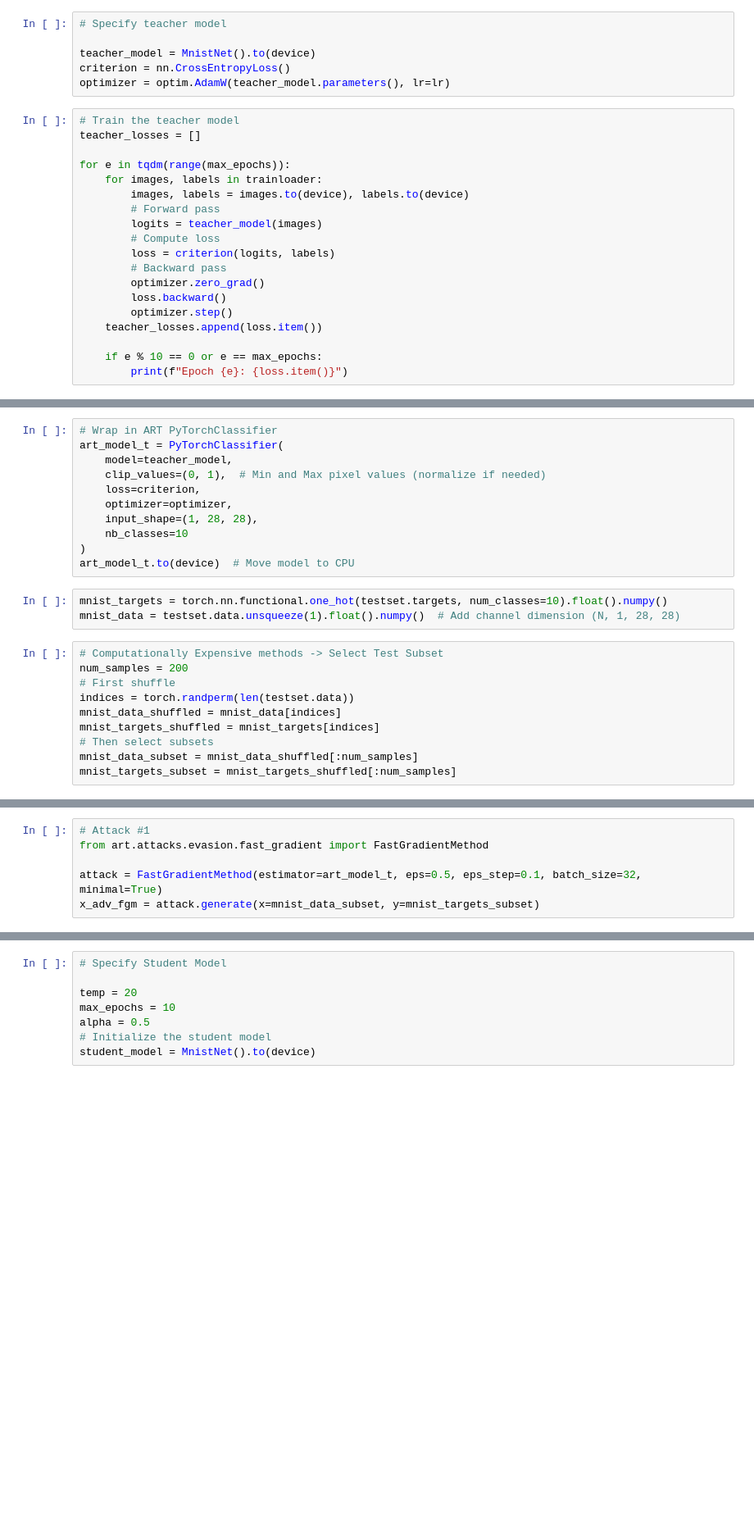
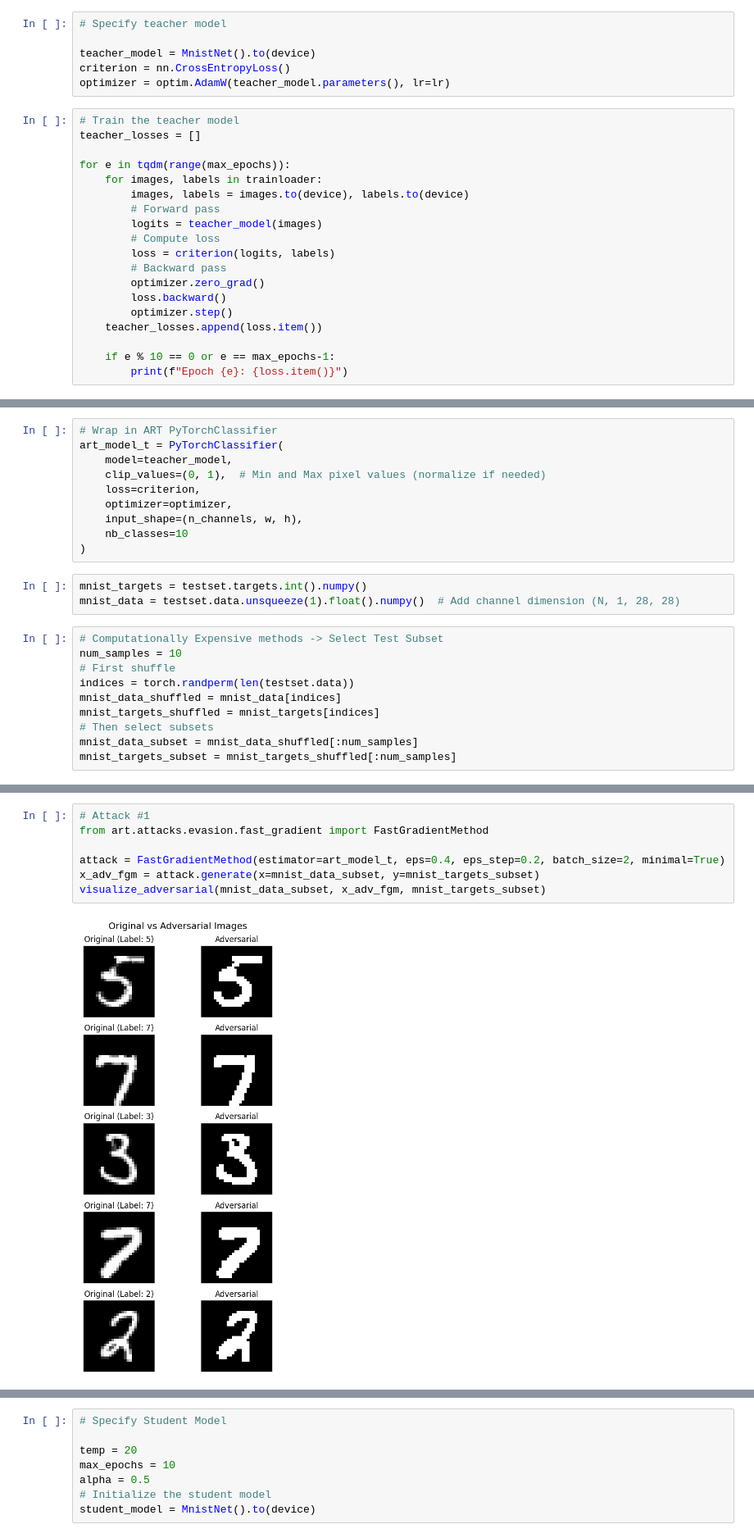
Before and after one commit to DeLnlyMthrLvr/Distillation_experiments, a Jupyter notebook: notebooks/attacks.ipynb, the cells around one changed output, grey strips where cells are left out. Shown: that part at 82% size. Saved outputs shown, nothing was run; the diff lists cells and outputs as text; blank space fills up the shorter version.

Commit message:
Added some attacks. Do not work :(

```diff
--- a/notebooks/attacks.ipynb
+++ b/notebooks/attacks.ipynb
@@ -125,6 +127,6 @@ for e in tqdm(range(max_epochs)):
         optimizer.step()
     teacher_losses.append(loss.item())
 
-    if e % 10 == 0 or e == max_epochs:
+    if e % 10 == 0 or e == max_epochs-1:
         print(f"Epoch {e}: {loss.item()}")
 # %% [output]
@@ -168,16 +139,15 @@ art_model_t = PyTorchClassifier(
     clip_values=(0, 1),  # Min and Max pixel values (normalize if needed)
     loss=criterion,
     optimizer=optimizer,
-    input_shape=(1, 28, 28),
+    input_shape=(n_channels, w, h),
     nb_classes=10
 )
-art_model_t.to(device)  # Move model to CPU
 # %%
-mnist_targets = torch.nn.functional.one_hot(testset.targets, num_classes=10).float().numpy()
+mnist_targets = testset.targets.int().numpy()
 mnist_data = testset.data.unsqueeze(1).float().numpy()  # Add channel dimension (N, 1, 28, 28)
 # %%
 # Computationally Expensive methods -> Select Test Subset
-num_samples = 200
+num_samples = 10
 # First shuffle
 indices = torch.randperm(len(testset.data))
 mnist_data_shuffled = mnist_data[indices]
@@ -191,9 +245,12 @@ teacher_model.to('cpu')
 # %%
 # Attack #1
 from art.attacks.evasion.fast_gradient import FastGradientMethod
 
-attack = FastGradientMethod(estimator=art_model_t, eps=0.5, eps_step=0.1, batch_size=32, minimal=True)
+attack = FastGradientMethod(estimator=art_model_t, eps=0.4, eps_step=0.2, batch_size=2, minimal=True)
 x_adv_fgm = attack.generate(x=mnist_data_subset, y=mnist_targets_subset)
+visualize_adversarial(mnist_data_subset, x_adv_fgm, mnist_targets_subset)
+# %% [output]
+[figure, added]
 # %%
 # Attack #2
 
```
Also changed, not shown: parts of 19 cells of this notebook.
